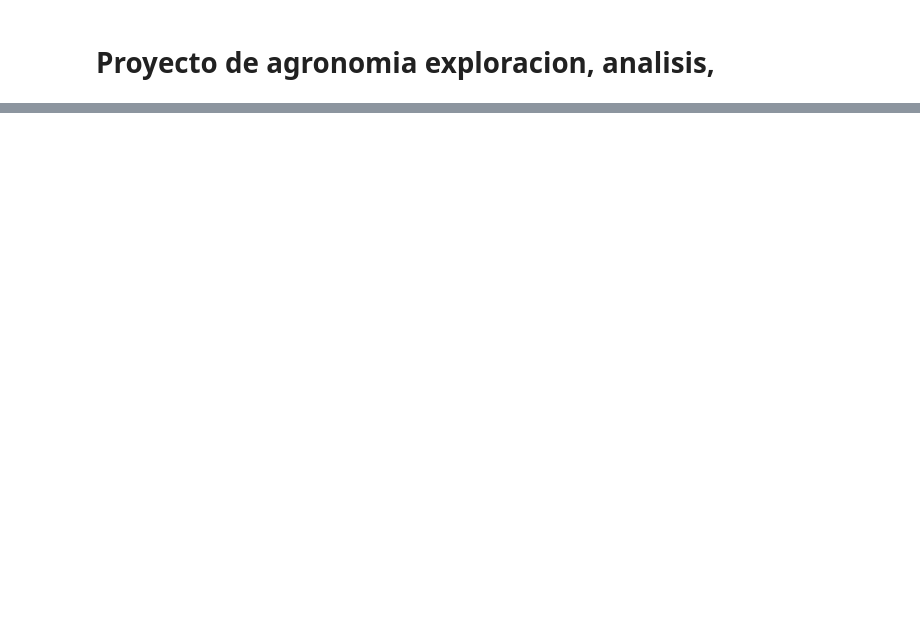
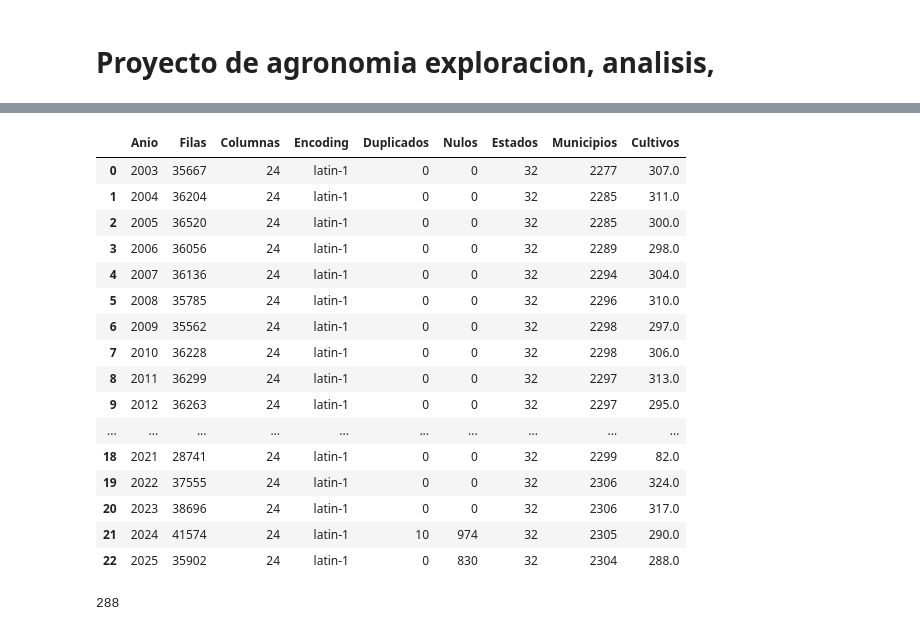
Before and after one commit to MCDagro3/proyecto_agronomia, a Jupyter notebook: exploracion.ipynb, the cells around one changed output, grey strips where cells are left out. Drawn from its saved outputs; the diff is of its cells as text; code cells hidden in the pictures; blank space fills up the shorter version.

```diff
--- a/exploracion.ipynb
+++ b/exploracion.ipynb
@@ -777,0 +122,79 @@ que requieren un análisis más detallado.
+# %%
+def leer_csv_agricola(ruta):
+    codificaciones = ["utf-8", "latin-1", "cp1252"]
+
+    ultimo_error = None
+
+    for encoding in codificaciones:
+        try:
+            df = pd.read_csv(
+                ruta,
+                encoding=encoding,
+                low_memory=False
+            )
+
+            return df, encoding
+
+        except UnicodeDecodeError as error:
+            ultimo_error = error
+
+    raise ultimo_error
+# %%
+resumen_archivos = []
+
+for archivo in archivos_agricolas:
+
+    df_anio, encoding_usado = leer_csv_agricola(archivo)
+
+    anio = int(archivo.stem.split("_")[1])
+
+    resumen_archivos.append({
+        "Anio": anio,
+        "Filas": df_anio.shape[0],
+        "Columnas": df_anio.shape[1],
+        "Encoding": encoding_usado,
+        "Duplicados": df_anio.duplicated().sum(),
+        "Nulos": df_anio.isna().sum().sum(),
+        "Estados": (
+            df_anio["Nomestado"].nunique()
+            if "Nomestado" in df_anio.columns else None
+        ),
+        "Municipios": (
+            df_anio["Nommunicipio"].nunique()
+            if "Nommunicipio" in df_anio.columns else None
+        ),
+        "Cultivos": (
+            df_anio["Nomcultivo"].nunique()
+            if "Nomcultivo" in df_anio.columns else None
+        )
+    })
+
+resumen_anual = (
+    pd.DataFrame(resumen_archivos)
+      .sort_values("Anio")
+      .reset_index(drop=True)
+)
+
+resumen_anual
+# %% [output]
+|  | Anio | Filas | Columnas | Encoding | Duplicados | Nulos | Estados | Municipios | Cultivos |
+| 0 | 2003 | 35667 | 24 | latin-1 | 0 | 0 | 32 | 2277 | 307.0 |
+| 1 | 2004 | 36204 | 24 | latin-1 | 0 | 0 | 32 | 2285 | 311.0 |
+| 2 | 2005 | 36520 | 24 | latin-1 | 0 | 0 | 32 | 2285 | 300.0 |
+| 3 | 2006 | 36056 | 24 | latin-1 | 0 | 0 | 32 | 2289 | 298.0 |
+| 4 | 2007 | 36136 | 24 | latin-1 | 0 | 0 | 32 | 2294 | 304.0 |
+| 5 | 2008 | 35785 | 24 | latin-1 | 0 | 0 | 32 | 2296 | 310.0 |
+| 6 | 2009 | 35562 | 24 | latin-1 | 0 | 0 | 32 | 2298 | 297.0 |
+| 7 | 2010 | 36228 | 24 | latin-1 | 0 | 0 | 32 | 2298 | 306.0 |
+| 8 | 2011 | 36299 | 24 | latin-1 | 0 | 0 | 32 | 2297 | 313.0 |
+| 9 | 2012 | 36263 | 24 | latin-1 | 0 | 0 | 32 | 2297 | 295.0 |
+| ... | ... | ... | ... | ... | ... | ... | ... | ... | ... |
+| 18 | 2021 | 28741 | 24 | latin-1 | 0 | 0 | 32 | 2299 | 82.0 |
+| 19 | 2022 | 37555 | 24 | latin-1 | 0 | 0 | 32 | 2306 | 324.0 |
+| 20 | 2023 | 38696 | 24 | latin-1 | 0 | 0 | 32 | 2306 | 317.0 |
+| 21 | 2024 | 41574 | 24 | latin-1 | 10 | 974 | 32 | 2305 | 290.0 |
+| 22 | 2025 | 35902 | 24 | latin-1 | 0 | 830 | 32 | 2304 | 288.0 |
+# %%
+df_anio["Nomcultivo"].nunique() if "Nomcultivo" in df_anio.columns else None
+# %% [output]
+288
```
Also changed, not shown: parts of 67 cells of this notebook, 23 other files.
